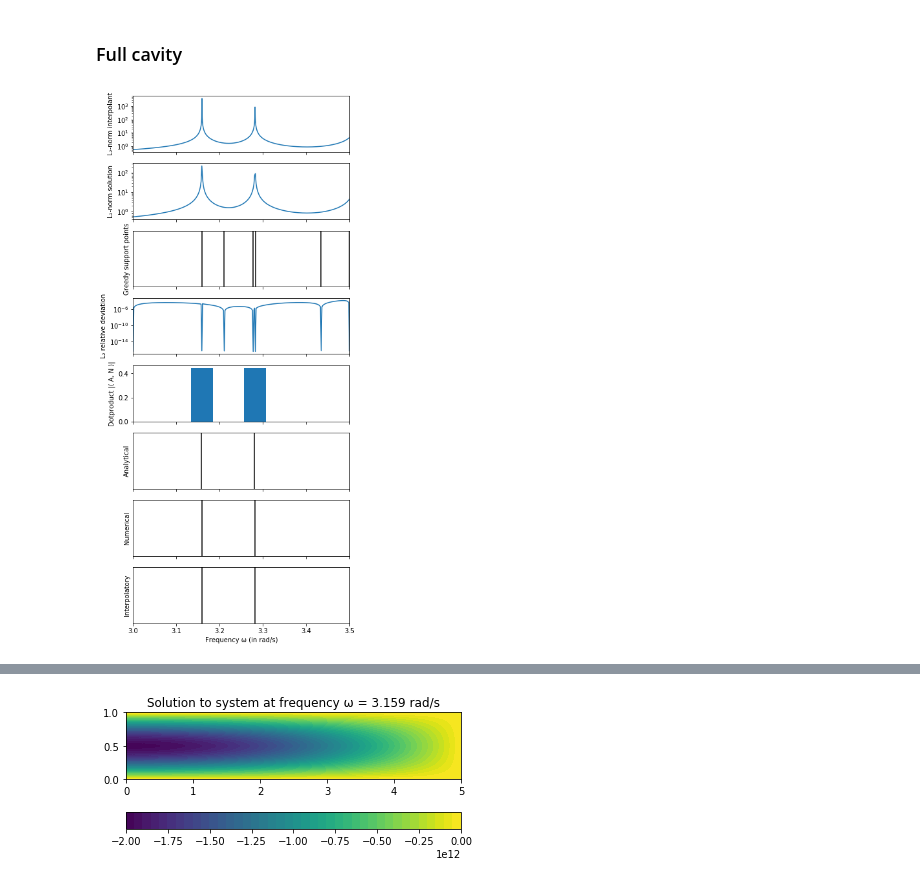
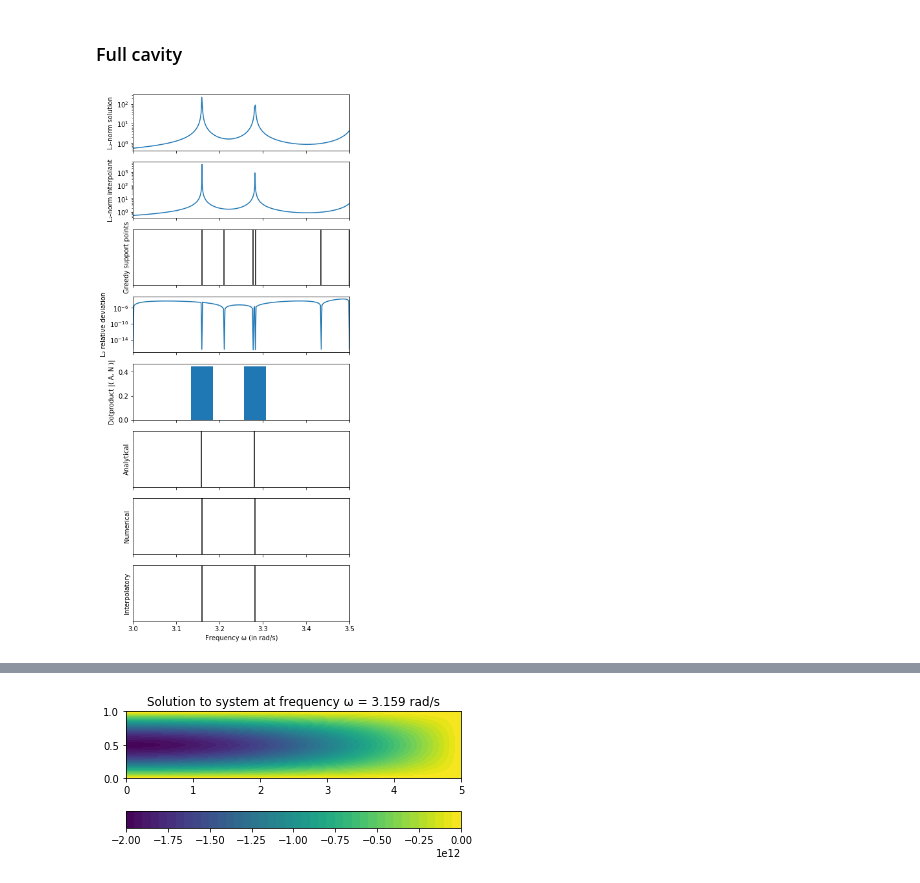
Before and after one commit to FMatti/Maxwell-MRI, a Jupyter notebook: examples/resonant_cavity/resonant_cavity.ipynb, the cells around one changed output, grey strips where cells are left out. Cells and saved outputs as stored; diff of their text form; code cells hidden in the pictures.

```diff
--- a/examples/resonant_cavity/resonant_cavity.ipynb
+++ b/examples/resonant_cavity/resonant_cavity.ipynb
@@ -57,35 +53,35 @@ MRI = MinimalRationalInterpolation(VS)
 snapshots = RC.get_solution(tonumpy=True, trace=VS.get_trace())
 omegas = RC.get_frequency()
 MRI.compute_surrogate(snapshots, omegas, greedy=True, tol=1e-1)
 
-ax[0].set_ylabel('L\u2082-norm interpolant')
-helpers.plot_surrogate_norms(ax[0], MRI, VS, a, b)
+ax[0].set_ylabel('L\u2082-norm solution')
+helpers.plot_solution_norms(ax[0], RC, VS)
 
-ax[1].set_ylabel('L\u2082-norm solution')
-helpers.plot_solution_norms(ax[1], RC, VS)
+ax[1].set_ylabel('L\u2082-norm interpolant')
+helpers.plot_surrogate_norms(ax[1], MRI, VS, a, b)
 
 ax[2].set_ylabel('Greedy support points')
 helpers.plot_lines(ax[2], MRI.get_surrogate().get_nodes())
 
 ax[3].set_ylabel('L\u2082 relative deviation')
 helpers.plot_surrogate_error_norms(ax[3], RC, MRI, VS)
 
 eigfreqs, eigvecs = RC.get_numerical_eigenfrequencies(a, b, return_eigvecs=True)
 
 ax[4].set_ylabel('Dotproduct |\u27E8 A, N \u27E9|')
 ax[4].bar(eigfreqs, np.abs([np.inner(RC.insert_boundary_values(eigvec), RC.get_N()) for eigvec in eigvecs]), width=0.05)
 
 ax[5].set_ylabel('Analytical')
 helpers.plot_lines(ax[5], RC.get_analytical_eigenfrequencies(a, b))
 
 ax[6].set_ylabel('Numerical')
 helpers.plot_lines(ax[6], eigfreqs)
 
 ax[7].set_ylabel('Interpolatory')
 helpers.plot_lines(ax[7], MRI.get_interpolatory_eigenfrequencies(only_real=True))
 
 ax[-1].set_xlabel('Frequency \u03C9 (in rad/s)')
 ax[-1].set_xlim(a, b)
 plt.show()
 # %% [output]
-[figure, old version]
+[figure, new version]
```
Also changed, not shown: parts of 12 cells of this notebook, 1 other file.
